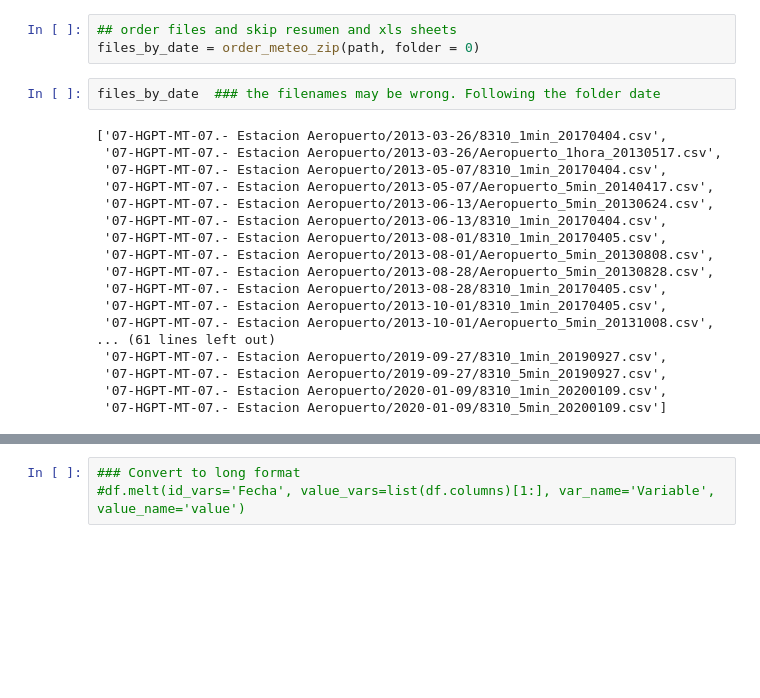
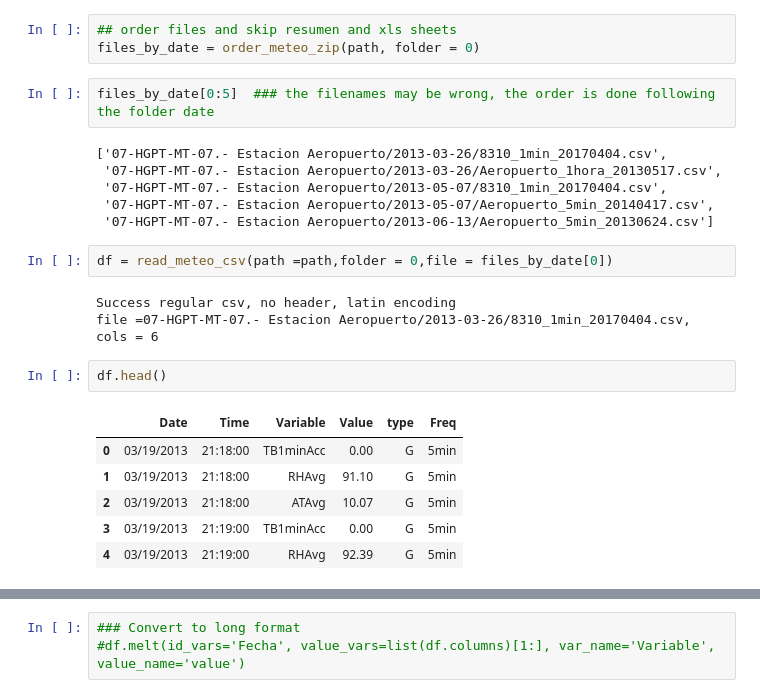
Before and after one commit to tamaramegan/frost_prediction_ml, a Jupyter notebook: Explore_data.ipynb, the cells around one changed output, grey strips where cells are left out. Drawn from its saved outputs; the diff is of its cells as text; blank space fills up the shorter version.

```diff
--- a/Explore_data.ipynb
+++ b/Explore_data.ipynb
@@ -134,22 +134,24 @@ zf.namelist()[0:5]
 ## order files and skip resumen and xls sheets
 files_by_date = order_meteo_zip(path, folder = 0)
 # %%
-files_by_date  ### the filenames may be wrong. Following the folder date
+files_by_date[0:5]  ### the filenames may be wrong, the order is done following the folder date
 # %% [output]
 ['07-HGPT-MT-07.- Estacion Aeropuerto/2013-03-26/8310_1min_20170404.csv',
  '07-HGPT-MT-07.- Estacion Aeropuerto/2013-03-26/Aeropuerto_1hora_20130517.csv',
  '07-HGPT-MT-07.- Estacion Aeropuerto/2013-05-07/8310_1min_20170404.csv',
  '07-HGPT-MT-07.- Estacion Aeropuerto/2013-05-07/Aeropuerto_5min_20140417.csv',
- '07-HGPT-MT-07.- Estacion Aeropuerto/2013-06-13/Aeropuerto_5min_20130624.csv',
- '07-HGPT-MT-07.- Estacion Aeropuerto/2013-06-13/8310_1min_20170404.csv',
- '07-HGPT-MT-07.- Estacion Aeropuerto/2013-08-01/8310_1min_20170405.csv',
- '07-HGPT-MT-07.- Estacion Aeropuerto/2013-08-01/Aeropuerto_5min_20130808.csv',
- '07-HGPT-MT-07.- Estacion Aeropuerto/2013-08-28/Aeropuerto_5min_20130828.csv',
- '07-HGPT-MT-07.- Estacion Aeropuerto/2013-08-28/8310_1min_20170405.csv',
- '07-HGPT-MT-07.- Estacion Aeropuerto/2013-10-01/8310_1min_20170405.csv',
- '07-HGPT-MT-07.- Estacion Aeropuerto/2013-10-01/Aeropuerto_5min_20131008.csv',
-... (61 lines left out)
- '07-HGPT-MT-07.- Estacion Aeropuerto/2019-09-27/8310_1min_20190927.csv',
- '07-HGPT-MT-07.- Estacion Aeropuerto/2019-09-27/8310_5min_20190927.csv',
- '07-HGPT-MT-07.- Estacion Aeropuerto/2020-01-09/8310_1min_20200109.csv',
- '07-HGPT-MT-07.- Estacion Aeropuerto/2020-01-09/8310_5min_20200109.csv']
+ '07-HGPT-MT-07.- Estacion Aeropuerto/2013-06-13/Aeropuerto_5min_20130624.csv']
+# %%
+df = read_meteo_csv(path =path,folder = 0,file = files_by_date[0])
+# %% [output]
+Success regular csv, no header, latin encoding
+file =07-HGPT-MT-07.- Estacion Aeropuerto/2013-03-26/8310_1min_20170404.csv, cols = 6
+# %%
+df.head()
+# %% [output]
+|  | Date | Time | Variable | Value | type | Freq |
+| 0 | 03/19/2013 | 21:18:00 | TB1minAcc | 0.00 | G | 5min |
+| 1 | 03/19/2013 | 21:18:00 | RHAvg | 91.10 | G | 5min |
+| 2 | 03/19/2013 | 21:18:00 | ATAvg | 10.07 | G | 5min |
+| 3 | 03/19/2013 | 21:19:00 | TB1minAcc | 0.00 | G | 5min |
+| 4 | 03/19/2013 | 21:19:00 | RHAvg | 92.39 | G | 5min |
```
Also changed, not shown: parts of 28 cells of this notebook, 1 other file.
